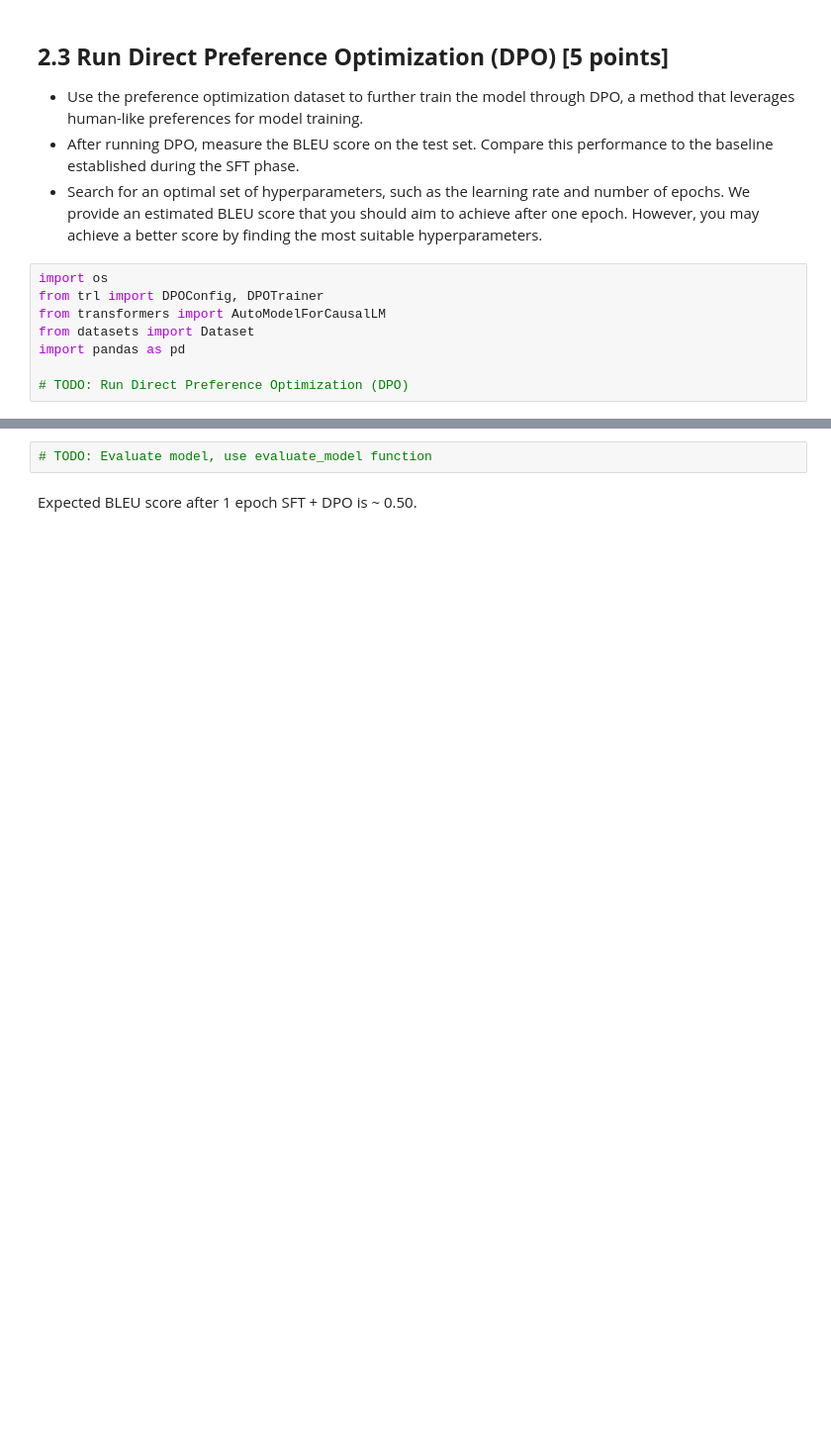
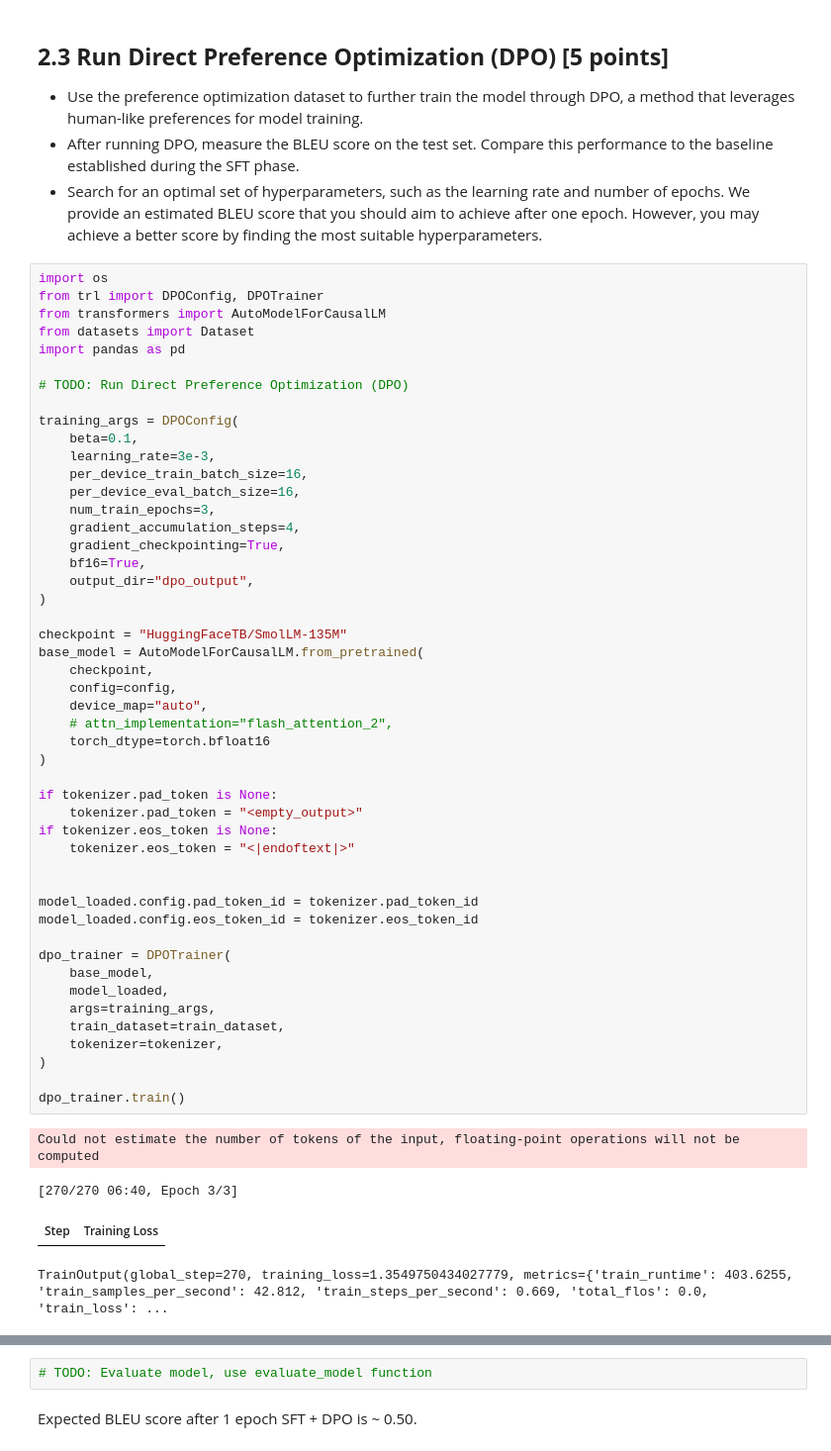
Before and after one commit to parzival1l/Cohere-C4AI-Challenge, a Jupyter notebook: Nanda_Kumar_C4AIScholarsChallenge.ipynb, the cells around one changed output, grey strips where cells are left out. Shown at 99% size. Drawn from its saved outputs; the diff is of its cells as text; blank space fills up the shorter version.

```diff
--- a/Nanda_Kumar_C4AIScholarsChallenge.ipynb
+++ b/Nanda_Kumar_C4AIScholarsChallenge.ipynb
@@ -388,11 +877,56 @@ from fast_edit_distance import edit_distance
 * Use the preference optimization dataset to further train the model through DPO, a method that leverages human-like preferences for model training.
 * After running DPO, measure the BLEU score on the test set. Compare this performance to the baseline established during the SFT phase.
 * Search for an optimal set of hyperparameters, such as the learning rate and number of epochs. We provide an estimated BLEU score that you should aim to achieve after one epoch. However, you may achieve a better score by finding the most suitable hyperparameters.
-# %%
-import os
-from trl import DPOConfig, DPOTrainer
-from transformers import AutoModelForCausalLM
-from datasets import Dataset
-import pandas as pd
-
-# TODO: Run Direct Preference Optimization (DPO)
+# %%
+import os
+from trl import DPOConfig, DPOTrainer
+from transformers import AutoModelForCausalLM
+from datasets import Dataset
+import pandas as pd
+
+# TODO: Run Direct Preference Optimization (DPO)
+
+training_args = DPOConfig(
+    beta=0.1,
+    learning_rate=3e-3,
+    per_device_train_batch_size=16,
+    per_device_eval_batch_size=16,
+    num_train_epochs=3,
+    gradient_accumulation_steps=4,
+    gradient_checkpointing=True,
+    bf16=True,
+    output_dir="dpo_output",
+)
+
+checkpoint = "HuggingFaceTB/SmolLM-135M"
+base_model = AutoModelForCausalLM.from_pretrained(
+    checkpoint,
+    config=config,
+    device_map="auto",
+    # attn_implementation="flash_attention_2",
+    torch_dtype=torch.bfloat16
+)
+
+if tokenizer.pad_token is None:
+    tokenizer.pad_token = "<empty_output>"
+if tokenizer.eos_token is None:
+    tokenizer.eos_token = "<|endoftext|>"
+
+
+model_loaded.config.pad_token_id = tokenizer.pad_token_id
+model_loaded.config.eos_token_id = tokenizer.eos_token_id
+
+dpo_trainer = DPOTrainer(
+    base_model,
+    model_loaded,
+    args=training_args,
+    train_dataset=train_dataset,
+    tokenizer=tokenizer,
+)
+
+dpo_trainer.train()
+# %% [output]
+Could not estimate the number of tokens of the input, floating-point operations will not be computed
+[270/270 06:40, Epoch 3/3]
+| Step | Training Loss |
+TrainOutput(global_step=270, training_loss=1.3549750434027779, metrics={'train_runtime': 403.6255, 'train_samples_per_second': 42.812, 'train_steps_per_second': 0.669, 'total_flos': 0.0, 'train_loss': ...
```
Also changed, not shown: parts of 42 cells of this notebook.
